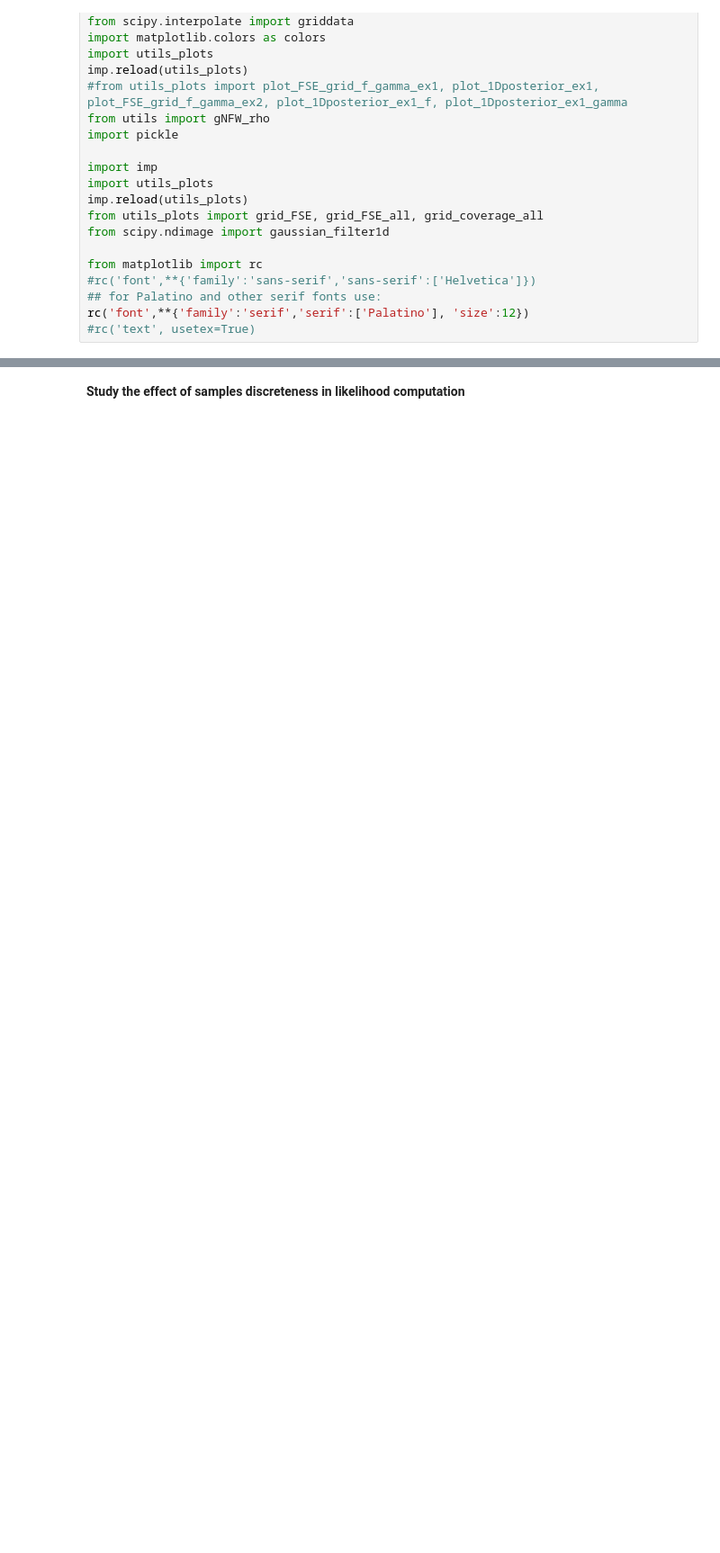
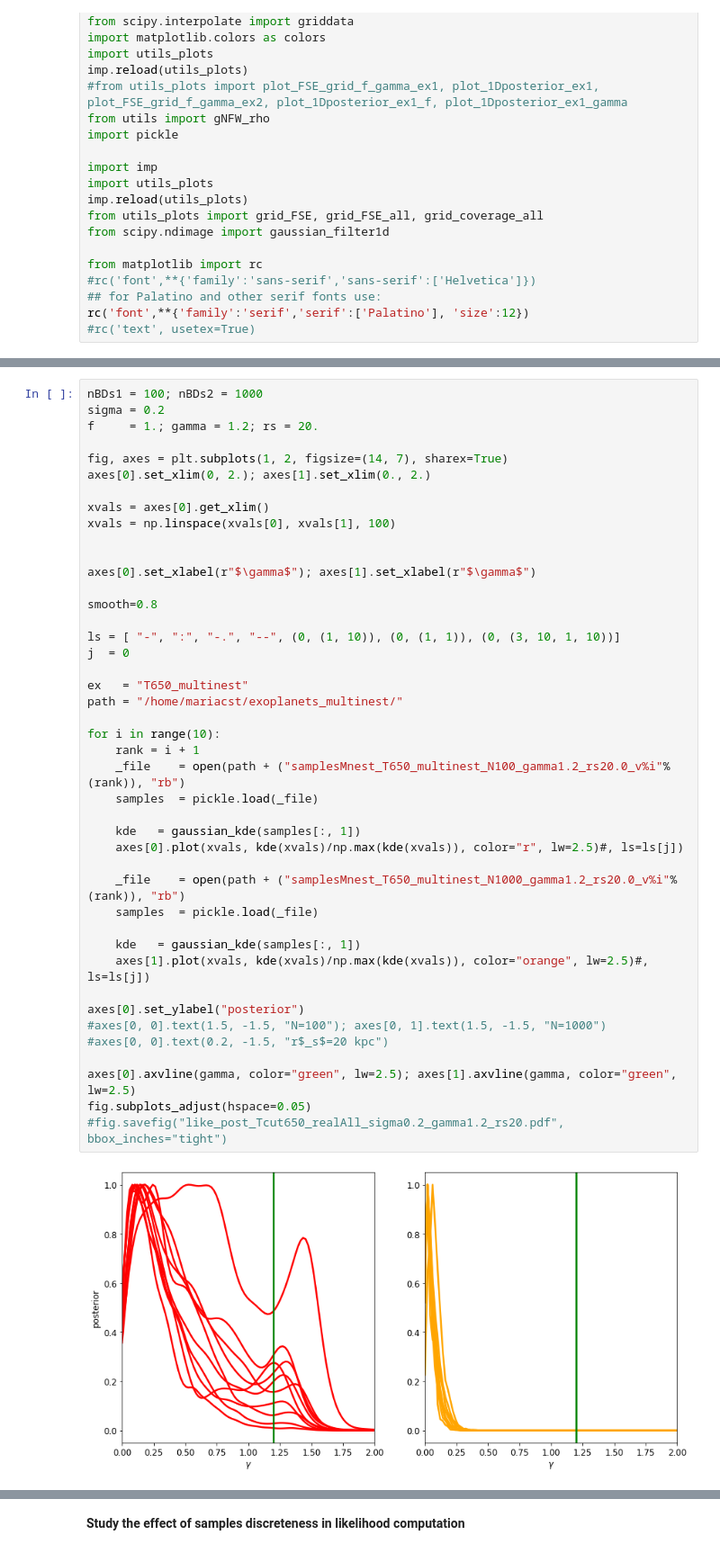
Before and after one commit to mariabenitocst/exoplanets, a Jupyter notebook: jupyter-notebook/reconstructed_DM.ipynb, the cells around one changed output, grey strips where cells are left out. Shown at 90% size. Saved outputs shown, nothing was run; the diff lists cells and outputs as text; blank space fills up the shorter version.

```diff
--- a/jupyter-notebook/reconstructed_DM.ipynb
+++ b/jupyter-notebook/reconstructed_DM.ipynb
@@ -109,0 +143,45 @@ fig.subplots_adjust(hspace=0.05)
+# %%
+nBDs1 = 100; nBDs2 = 1000
+sigma = 0.2
+f     = 1.; gamma = 1.2; rs = 20.
+
+fig, axes = plt.subplots(1, 2, figsize=(14, 7), sharex=True)
+axes[0].set_xlim(0, 2.); axes[1].set_xlim(0., 2.)
+
+xvals = axes[0].get_xlim()
+xvals = np.linspace(xvals[0], xvals[1], 100)
+
+
+axes[0].set_xlabel(r"$\gamma$"); axes[1].set_xlabel(r"$\gamma$")
+
+smooth=0.8
+
+ls = [ "-", ":", "-.", "--", (0, (1, 10)), (0, (1, 1)), (0, (3, 10, 1, 10))]
+j  = 0
+
+ex   = "T650_multinest"
+path = "/home/mariacst/exoplanets_multinest/"
+
+for i in range(10):
+    rank = i + 1
+    _file    = open(path + ("samplesMnest_T650_multinest_N100_gamma1.2_rs20.0_v%i"%(rank)), "rb")
+    samples  = pickle.load(_file)
+
+    kde   = gaussian_kde(samples[:, 1])
+    axes[0].plot(xvals, kde(xvals)/np.max(kde(xvals)), color="r", lw=2.5)#, ls=ls[j])
+
+    _file    = open(path + ("samplesMnest_T650_multinest_N1000_gamma1.2_rs20.0_v%i"%(rank)), "rb")
+    samples  = pickle.load(_file)
+
+    kde   = gaussian_kde(samples[:, 1])
+    axes[1].plot(xvals, kde(xvals)/np.max(kde(xvals)), color="orange", lw=2.5)#, ls=ls[j])
+
+axes[0].set_ylabel("posterior")
+#axes[0, 0].text(1.5, -1.5, "N=100"); axes[0, 1].text(1.5, -1.5, "N=1000")
+#axes[0, 0].text(0.2, -1.5, "r$_s$=20 kpc")
+
+axes[0].axvline(gamma, color="green", lw=2.5); axes[1].axvline(gamma, color="green", lw=2.5)
+fig.subplots_adjust(hspace=0.05)
+#fig.savefig("like_post_Tcut650_realAll_sigma0.2_gamma1.2_rs20.pdf", bbox_inches="tight")
+# %% [output]
+[figure, added]
```
Also changed, not shown: parts of 8 cells of this notebook, 1 other file.
